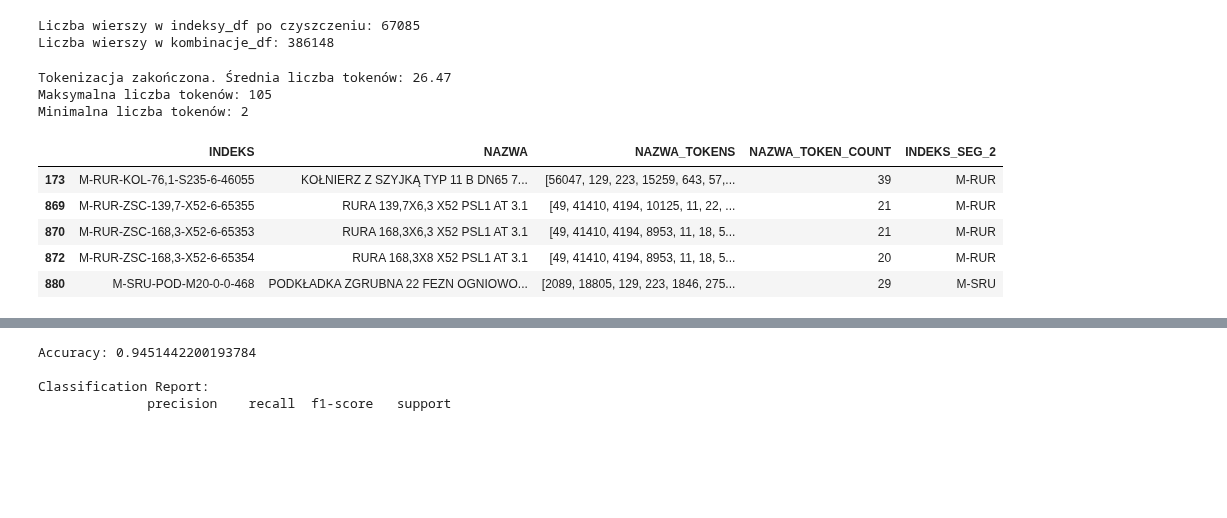
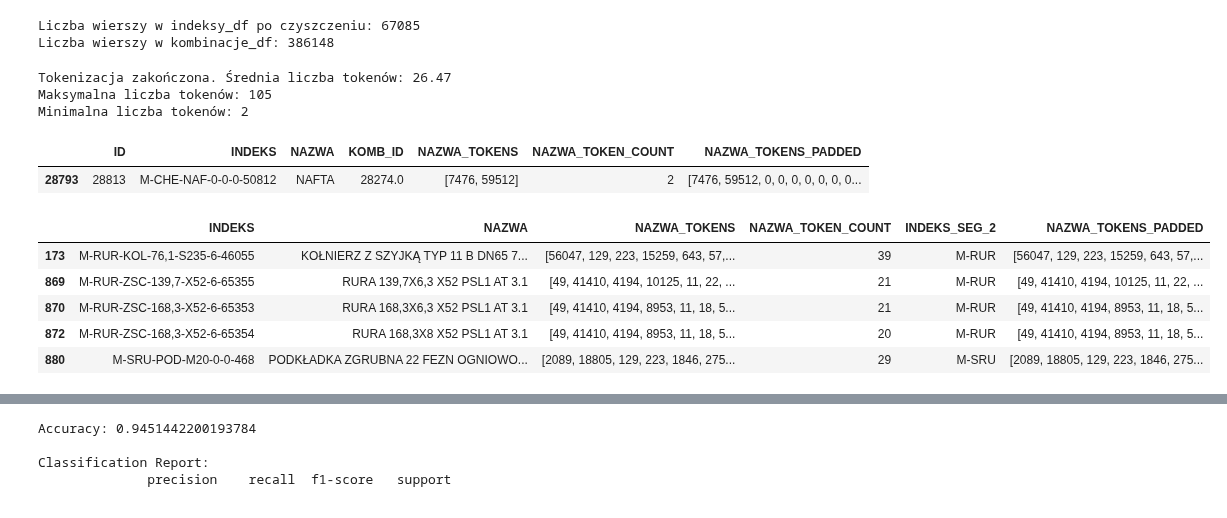
Before and after one commit to rk404/ML_PROJEKT, a Jupyter notebook: notebook.ipynb, the cells around one changed output, grey strips where cells are left out. Drawn from its saved outputs; the diff is of its cells as text; code cells hidden in the pictures; blank space fills up the shorter version.

```diff
--- a/notebook.ipynb
+++ b/notebook.ipynb
@@ -43,25 +43,30 @@ Liczba wierszy w kombinacje_df: 386148
 from Funkcje.tokenizacja import tokenize_column
 
 indeksy_df_token = tokenize_column(indeksy_df, column_name='NAZWA', model='gpt-3.5-turbo')
+
+# wyświetlenie przykładowych wyników tokenizacji gdzie NAZWA_TOKEN_COUNT = 2
+indeksy_df_token[indeksy_df_token['NAZWA_TOKEN_COUNT'] == 2].head()
 # %% [output]
 Tokenizacja zakończona. Średnia liczba tokenów: 26.47
 Maksymalna liczba tokenów: 105
 Minimalna liczba tokenów: 2
+|  | ID | INDEKS | NAZWA | KOMB_ID | NAZWA_TOKENS | NAZWA_TOKEN_COUNT | NAZWA_TOKENS_PADDED |
+| 28793 | 28813 | M-CHE-NAF-0-0-0-50812 | NAFTA | 28274.0 | [7476, 59512] | 2 | [7476, 59512, 0, 0, 0, 0, 0, 0, 0... |
 # %%
 # przygotowanie ramiki danych do modelu
 # dodajemy kolumnę z dwoma pierwszymi segmentami indeksu
 indeksy_df_token['INDEKS_SEG_2'] = indeksy_df_token['INDEKS'].str.split('-').str[:2].str.join('-')
 
 # tworzymy ramkę danych do modelu
-indeksy_model_1 = indeksy_df_token[['INDEKS', 'NAZWA', 'NAZWA_TOKENS', 'NAZWA_TOKEN_COUNT', 'INDEKS_SEG_2']]
+indeksy_model_1 = indeksy_df_token[['INDEKS', 'NAZWA', 'NAZWA_TOKENS', 'NAZWA_TOKEN_COUNT', 'INDEKS_SEG_2', 'NAZWA_TOKENS_PADDED']].copy()
 indeksy_model_1.head()
 # %% [output]
-|  | INDEKS | NAZWA | NAZWA_TOKENS | NAZWA_TOKEN_COUNT | INDEKS_SEG_2 |
-| 173 | M-RUR-KOL-76,1-S235-6-46055 | KOŁNIERZ Z SZYJKĄ TYP 11 B DN65 7... | [56047, 129, 223, 15259, 643, 57,... | 39 | M-RUR |
-| 869 | M-RUR-ZSC-139,7-X52-6-65355 | RURA 139,7X6,3 X52 PSL1 AT 3.1 | [49, 41410, 4194, 10125, 11, 22, ... | 21 | M-RUR |
-| 870 | M-RUR-ZSC-168,3-X52-6-65353 | RURA 168,3X6,3 X52 PSL1 AT 3.1 | [49, 41410, 4194, 8953, 11, 18, 5... | 21 | M-RUR |
-| 872 | M-RUR-ZSC-168,3-X52-6-65354 | RURA 168,3X8 X52 PSL1 AT 3.1 | [49, 41410, 4194, 8953, 11, 18, 5... | 20 | M-RUR |
-| 880 | M-SRU-POD-M20-0-0-468 | PODKŁADKA ZGRUBNA 22 FEZN OGNIOWO... | [2089, 18805, 129, 223, 1846, 275... | 29 | M-SRU |
+|  | INDEKS | NAZWA | NAZWA_TOKENS | NAZWA_TOKEN_COUNT | INDEKS_SEG_2 | NAZWA_TOKENS_PADDED |
+| 173 | M-RUR-KOL-76,1-S235-6-46055 | KOŁNIERZ Z SZYJKĄ TYP 11 B DN65 7... | [56047, 129, 223, 15259, 643, 57,... | 39 | M-RUR | [56047, 129, 223, 15259, 643, 57,... |
+| 869 | M-RUR-ZSC-139,7-X52-6-65355 | RURA 139,7X6,3 X52 PSL1 AT 3.1 | [49, 41410, 4194, 10125, 11, 22, ... | 21 | M-RUR | [49, 41410, 4194, 10125, 11, 22, ... |
+| 870 | M-RUR-ZSC-168,3-X52-6-65353 | RURA 168,3X6,3 X52 PSL1 AT 3.1 | [49, 41410, 4194, 8953, 11, 18, 5... | 21 | M-RUR | [49, 41410, 4194, 8953, 11, 18, 5... |
+| 872 | M-RUR-ZSC-168,3-X52-6-65354 | RURA 168,3X8 X52 PSL1 AT 3.1 | [49, 41410, 4194, 8953, 11, 18, 5... | 20 | M-RUR | [49, 41410, 4194, 8953, 11, 18, 5... |
+| 880 | M-SRU-POD-M20-0-0-468 | PODKŁADKA ZGRUBNA 22 FEZN OGNIOWO... | [2089, 18805, 129, 223, 1846, 275... | 29 | M-SRU | [2089, 18805, 129, 223, 1846, 275... |
 # %%
 #########
 # do zastanowania czy z ramki danych usuwać kategorie z małą liczbą próbek(np. mniej niż 5). Na podstawie takich małych zbiorów model może się źle uczyć.
```
Also changed, not shown: 4 other files.
